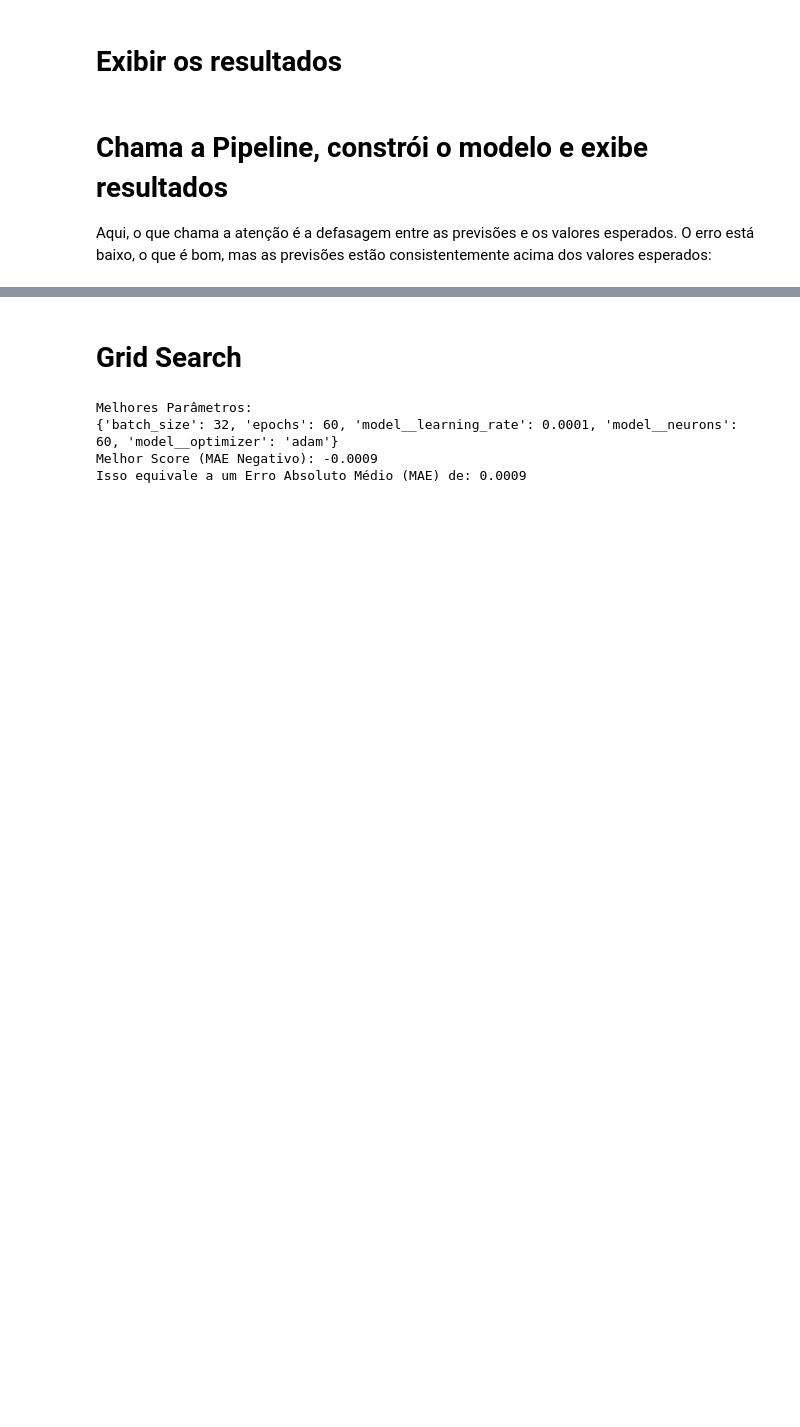
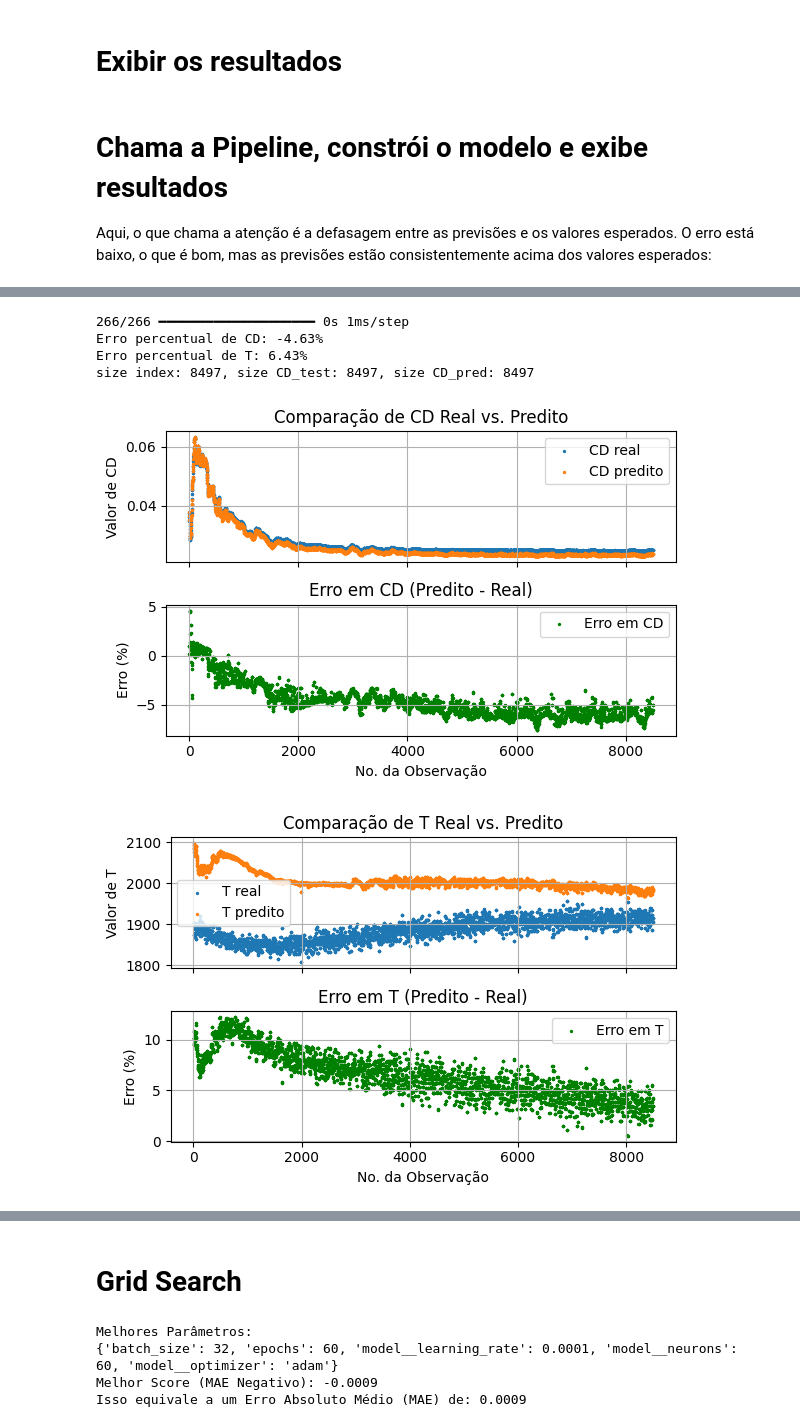
Before and after one commit to ymarcal/PMG, a Jupyter notebook: scriptPMG.ipynb, the cells around one changed output, grey strips where cells are left out. Drawn from its saved outputs; the diff is of its cells as text; code cells hidden in the pictures; blank space fills up the shorter version.

```diff
--- a/scriptPMG.ipynb
+++ b/scriptPMG.ipynb
@@ -224,3 +259,42 @@ scalers_usados = (load('scalerX.joblib'), load('scalerY.joblib'))
+# %%
+# Roda o pipeline para obter o modelo treinado e os scalers
+# model, dados_escalados, scalers = pipeline_refatorado()
+
+# Desempacota o que precisamos
+X_train_s, Y_train_s, X_test_s, Y_test_s, X_val_s, Y_val_s = Sets_std
+scaler_X, scaler_Y = scalers_usados
+
+# 1. Faz as predições no conjunto de teste (a saída estará na escala de 0 a 1)
+Y_pred_s = model.predict(X_test_s)
+
+# 2. Usa o scaler_Y para DESNORMALIZAR tanto as predições quanto os valores reais
+Y_pred_desnormalizado = scaler_Y.inverse_transform(Y_pred_s)
+Y_test_desnormalizado = scaler_Y.inverse_transform(Y_test_s)
+
+
+# 3. Agora você pode comparar os valores na escala original!
+CD_test = Y_test_desnormalizado[:,0]
+T_test = Y_test_desnormalizado[:,1]
+
+CD_pred = Y_pred_desnormalizado[:,0]
+T_pred = Y_pred_desnormalizado[:,1]
+
+erroCD = (CD_pred - CD_test)*100/CD_test
+erroT = (T_pred - T_test)*100/T_test
+
+print('Erro percentual de CD:', str(round(np.mean(erroCD), 2))+'%')
+print('Erro percentual de T:', str(round(np.mean(erroT), 2))+'%')
+
+index = prepara_df('teste')['No. OBS.'].astype(int)
+
+exibe_resultados(index, CD_test, CD_pred, erroCD, T_test, T_pred, erroT)
+# %% [output]
+266/266 ━━━━━━━━━━━━━━━━━━━━ 0s 1ms/step
+Erro percentual de CD: -4.63%
+Erro percentual de T: 6.43%
+size index: 8497, size CD_test: 8497, size CD_pred: 8497
+[figure, added]
+[figure, added]
 # %%
 # Roda o pipeline para obter o modelo treinado e os scalers
 # model, dados_escalados, scalers = pipeline_refatorado()
```
Also changed, not shown: parts of 19 cells of this notebook.
